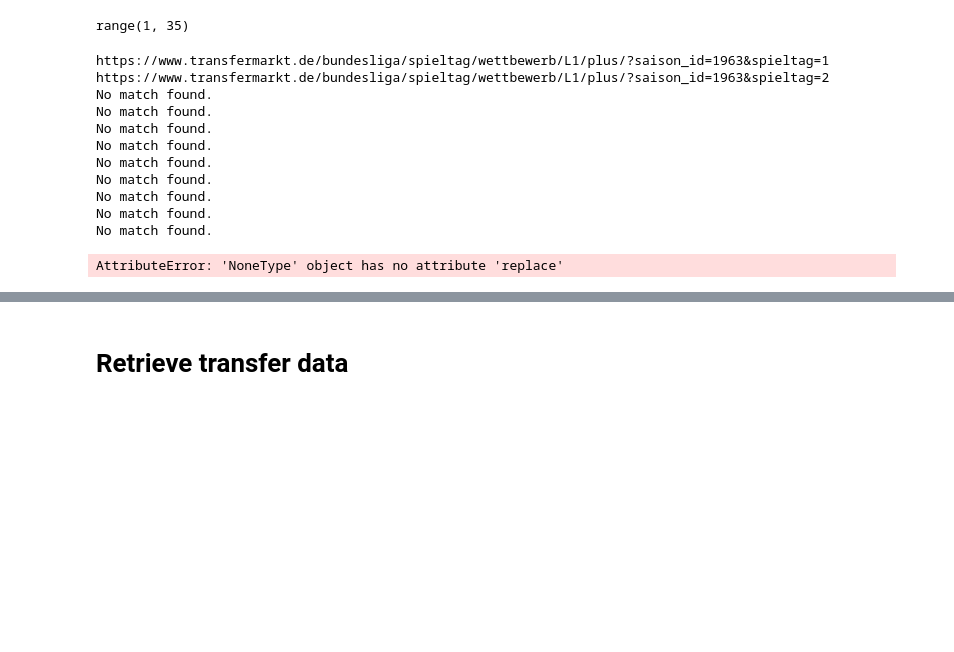
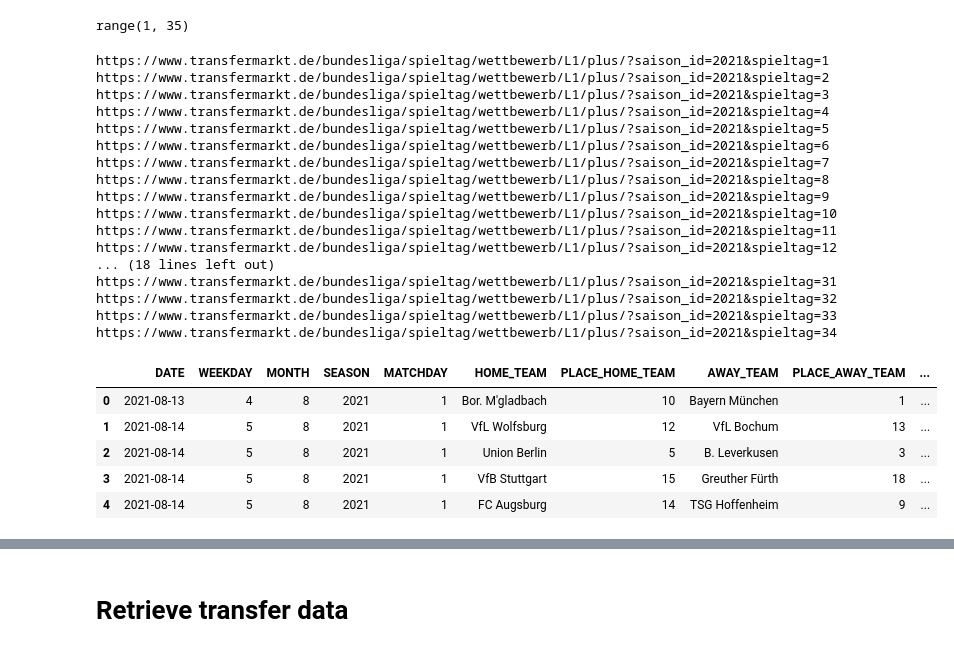
Before and after one commit to lucajanas/web-mining, a Jupyter notebook: Crawler.ipynb, the cells around one changed output, grey strips where cells are left out. Drawn from its saved outputs; the diff is of its cells as text; code cells hidden in the pictures; blank space fills up the shorter version.

```diff
--- a/Crawler.ipynb
+++ b/Crawler.ipynb
@@ -317,22 +317,36 @@ range(1, 35)
 # %%
 df_matchday_data = pd.DataFrame()
 
-for season in season_ind_ls:
+for season in range(2021, 2022):
     for matchday in matchday_ind_ls:
         df_matchday_data = pd.concat([df_matchday_data, get_matchday_data(season, matchday)])
 # %% [output]
-https://www.transfermarkt.de/bundesliga/spieltag/wettbewerb/L1/plus/?saison_id=1963&spieltag=1
-https://www.transfermarkt.de/bundesliga/spieltag/wettbewerb/L1/plus/?saison_id=1963&spieltag=2
-No match found.
-No match found.
-No match found.
-No match found.
-No match found.
-No match found.
-No match found.
-No match found.
-No match found.
+https://www.transfermarkt.de/bundesliga/spieltag/wettbewerb/L1/plus/?saison_id=2021&spieltag=1
+https://www.transfermarkt.de/bundesliga/spieltag/wettbewerb/L1/plus/?saison_id=2021&spieltag=2
+https://www.transfermarkt.de/bundesliga/spieltag/wettbewerb/L1/plus/?saison_id=2021&spieltag=3
+https://www.transfermarkt.de/bundesliga/spieltag/wettbewerb/L1/plus/?saison_id=2021&spieltag=4
+https://www.transfermarkt.de/bundesliga/spieltag/wettbewerb/L1/plus/?saison_id=2021&spieltag=5
+https://www.transfermarkt.de/bundesliga/spieltag/wettbewerb/L1/plus/?saison_id=2021&spieltag=6
+https://www.transfermarkt.de/bundesliga/spieltag/wettbewerb/L1/plus/?saison_id=2021&spieltag=7
+https://www.transfermarkt.de/bundesliga/spieltag/wettbewerb/L1/plus/?saison_id=2021&spieltag=8
+https://www.transfermarkt.de/bundesliga/spieltag/wettbewerb/L1/plus/?saison_id=2021&spieltag=9
+https://www.transfermarkt.de/bundesliga/spieltag/wettbewerb/L1/plus/?saison_id=2021&spieltag=10
+https://www.transfermarkt.de/bundesliga/spieltag/wettbewerb/L1/plus/?saison_id=2021&spieltag=11
+https://www.transfermarkt.de/bundesliga/spieltag/wettbewerb/L1/plus/?saison_id=2021&spieltag=12
+... (18 lines left out)
+https://www.transfermarkt.de/bundesliga/spieltag/wettbewerb/L1/plus/?saison_id=2021&spieltag=31
+https://www.transfermarkt.de/bundesliga/spieltag/wettbewerb/L1/plus/?saison_id=2021&spieltag=32
+https://www.transfermarkt.de/bundesliga/spieltag/wettbewerb/L1/plus/?saison_id=2021&spieltag=33
+https://www.transfermarkt.de/bundesliga/spieltag/wettbewerb/L1/plus/?saison_id=2021&spieltag=34
-AttributeError: 'NoneType' object has no attribute 'replace'
+# %%
+df_matchday_data.head()
+# %% [output]
+|  | DATE | WEEKDAY | MONTH | SEASON | MATCHDAY | HOME_TEAM | PLACE_HOME_TEAM | AWAY_TEAM | PLACE_AWAY_TEAM | ... |
+| 0 | 2021-08-13 | 4 | 8 | 2021 | 1 | Bor. M'gladbach | 10 | Bayern München | 1 | ... |
+| 1 | 2021-08-14 | 5 | 8 | 2021 | 1 | VfL Wolfsburg | 12 | VfL Bochum | 13 | ... |
+| 2 | 2021-08-14 | 5 | 8 | 2021 | 1 | Union Berlin | 5 | B. Leverkusen | 3 | ... |
+| 3 | 2021-08-14 | 5 | 8 | 2021 | 1 | VfB Stuttgart | 15 | Greuther Fürth | 18 | ... |
+| 4 | 2021-08-14 | 5 | 8 | 2021 | 1 | FC Augsburg | 14 | TSG Hoffenheim | 9 | ... |
 # %%
 # save dataframe to pickle
 #df_matchday_data.to_pickle("./df_matchday_data.pkl")
```
Also changed, not shown: parts of 10 cells of this notebook.
